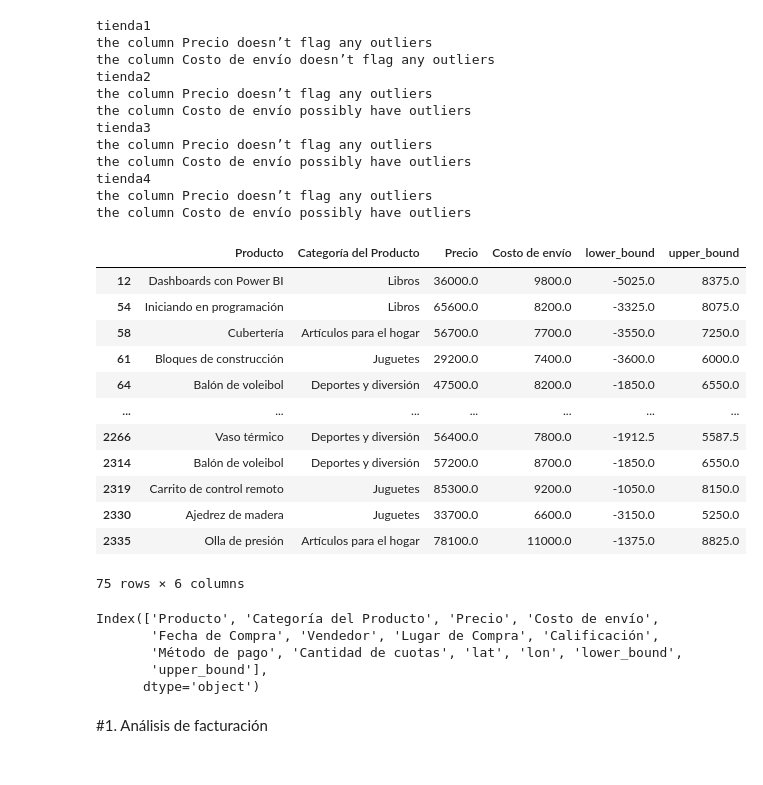
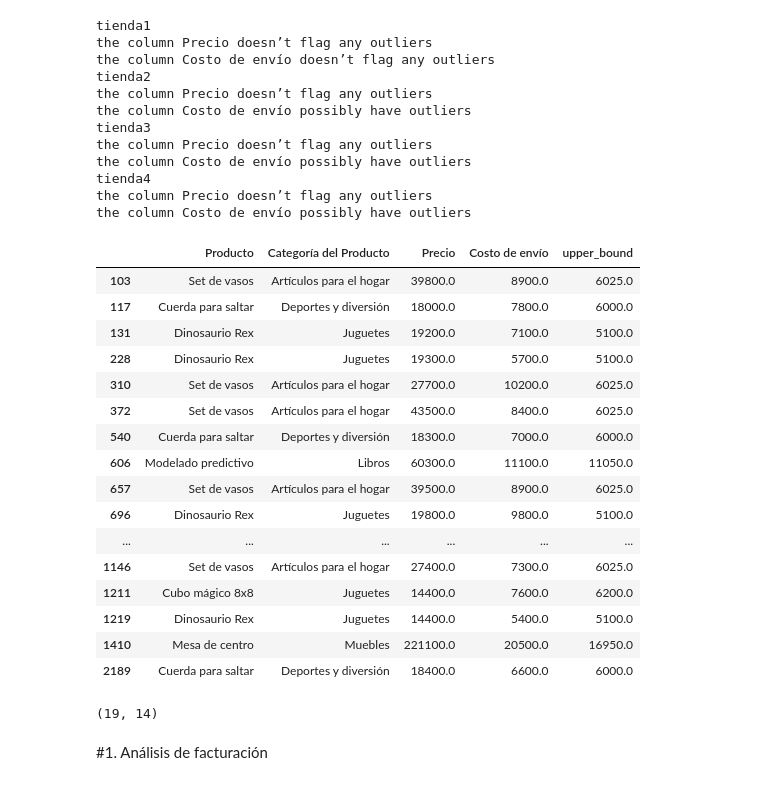
Before and after one commit to JCSR2022/challenge1-data-science-Alura, a Jupyter notebook: AluraStoreLatam.ipynb, the cells around one changed output. Cells and saved outputs as stored; diff of their text form; code cells hidden in the pictures.

```diff
--- a/AluraStoreLatam.ipynb
+++ b/AluraStoreLatam.ipynb
@@ -330,55 +330,56 @@ the column Costo de envío possibly have outliers
 # %%
 def review_outliers_2(df,column,columns_filter,threshold=1.5):
     """
     Detects outliers in `column` grouped by `columns_filter`
     using the IQR method.
     Returns a DataFrame containing only outlier rows.
     """
 
     # Describe stats per group
     df_review = df.groupby(columns_filter)[column].describe().reset_index()
 
     # Compute IQR and bounds
     iqr = df_review['75%'] - df_review['25%']
     df_review['lower_bound'] = df_review['25%'] - iqr * threshold
     df_review['upper_bound'] = df_review['75%'] + iqr * threshold
 
     # Merge back to original dataframe
     df_merged = df.merge(df_review[columns_filter + ['lower_bound', 'upper_bound']], on=columns_filter, how='left')
 
     # Filter rows that are outside bounds (outliers)
     df_outliers = df_merged[
         (df_merged[column] < df_merged['lower_bound']) |
         (df_merged[column] > df_merged['upper_bound'])
     ].copy()
 
     return df_outliers
 
-df_review = review_outliers_2(df, column = 'Costo de envío',columns_filter=['Categoría del Producto','Producto'], threshold=1.5)
+#play with threshold=3
+df_review = review_outliers_2(df, column = 'Costo de envío',columns_filter=['Categoría del Producto','Producto'], threshold=3)
 
-df_review[['Producto', 'Categoría del Producto', 'Precio', 'Costo de envío', 'lower_bound','upper_bound']]
+df_review[['Producto', 'Categoría del Producto', 'Precio', 'Costo de envío','upper_bound']]
 # %% [output]
-|  | Producto | Categoría del Producto | Precio | Costo de envío | lower_bound | upper_bound |
-| 12 | Dashboards con Power BI | Libros | 36000.0 | 9800.0 | -5025.0 | 8375.0 |
-| 54 | Iniciando en programación | Libros | 65600.0 | 8200.0 | -3325.0 | 8075.0 |
-| 58 | Cubertería | Artículos para el hogar | 56700.0 | 7700.0 | -3550.0 | 7250.0 |
-| 61 | Bloques de construcción | Juguetes | 29200.0 | 7400.0 | -3600.0 | 6000.0 |
-| 64 | Balón de voleibol | Deportes y diversión | 47500.0 | 8200.0 | -1850.0 | 6550.0 |
-| ... | ... | ... | ... | ... | ... | ... |
-| 2266 | Vaso térmico | Deportes y diversión | 56400.0 | 7800.0 | -1912.5 | 5587.5 |
-| 2314 | Balón de voleibol | Deportes y diversión | 57200.0 | 8700.0 | -1850.0 | 6550.0 |
-| 2319 | Carrito de control remoto | Juguetes | 85300.0 | 9200.0 | -1050.0 | 8150.0 |
-| 2330 | Ajedrez de madera | Juguetes | 33700.0 | 6600.0 | -3150.0 | 5250.0 |
-| 2335 | Olla de presión | Artículos para el hogar | 78100.0 | 11000.0 | -1375.0 | 8825.0 |
+|  | Producto | Categoría del Producto | Precio | Costo de envío | upper_bound |
+| 103 | Set de vasos | Artículos para el hogar | 39800.0 | 8900.0 | 6025.0 |
+| 117 | Cuerda para saltar | Deportes y diversión | 18000.0 | 7800.0 | 6000.0 |
+| 131 | Dinosaurio Rex | Juguetes | 19200.0 | 7100.0 | 5100.0 |
+| 228 | Dinosaurio Rex | Juguetes | 19300.0 | 5700.0 | 5100.0 |
+| 310 | Set de vasos | Artículos para el hogar | 27700.0 | 10200.0 | 6025.0 |
+| 372 | Set de vasos | Artículos para el hogar | 43500.0 | 8400.0 | 6025.0 |
+| 540 | Cuerda para saltar | Deportes y diversión | 18300.0 | 7000.0 | 6000.0 |
+| 606 | Modelado predictivo | Libros | 60300.0 | 11100.0 | 11050.0 |
+| 657 | Set de vasos | Artículos para el hogar | 39500.0 | 8900.0 | 6025.0 |
+| 696 | Dinosaurio Rex | Juguetes | 19800.0 | 9800.0 | 5100.0 |
+| ... | ... | ... | ... | ... | ... |
+| 1146 | Set de vasos | Artículos para el hogar | 27400.0 | 7300.0 | 6025.0 |
+| 1211 | Cubo mágico 8x8 | Juguetes | 14400.0 | 7600.0 | 6200.0 |
+| 1219 | Dinosaurio Rex | Juguetes | 14400.0 | 5400.0 | 5100.0 |
+| 1410 | Mesa de centro | Muebles | 221100.0 | 20500.0 | 16950.0 |
+| 2189 | Cuerda para saltar | Deportes y diversión | 18400.0 | 6600.0 | 6000.0 |
-75 rows × 6 columns
 # %%
-df_review.columns
+df_review.shape
 # %% [output]
-Index(['Producto', 'Categoría del Producto', 'Precio', 'Costo de envío',
-       'Fecha de Compra', 'Vendedor', 'Lugar de Compra', 'Calificación',
-       'Método de pago', 'Cantidad de cuotas', 'lat', 'lon', 'lower_bound',
-       'upper_bound'],
-      dtype='object')
+(19, 14)
 # %% [markdown]
 #1. Análisis de facturación
 # %% [markdown]
```
